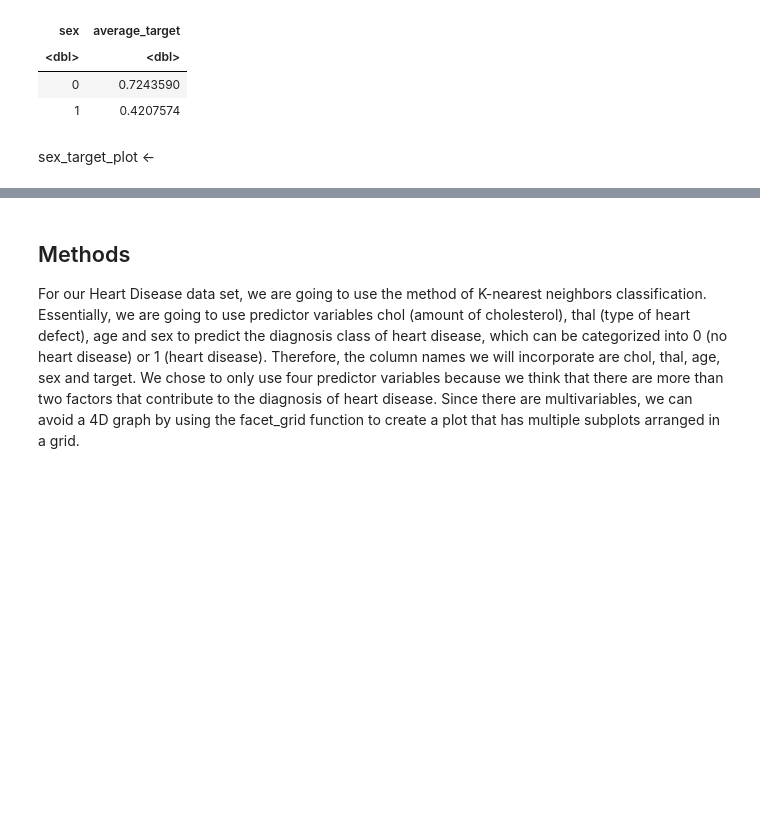
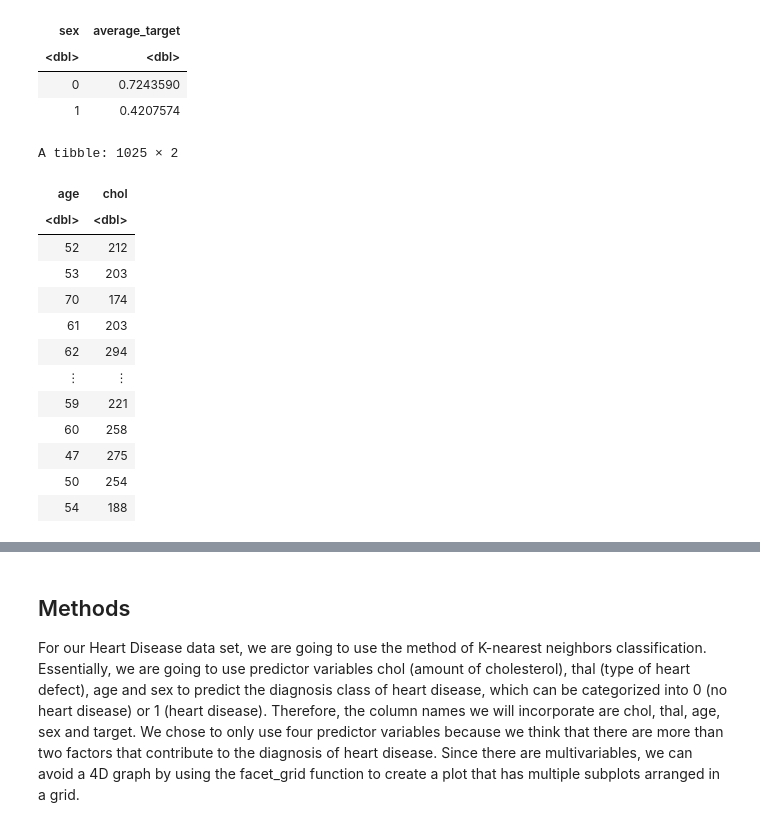
Before and after one commit to yma24ma/HeatDisease_kNNclassification, a Jupyter notebook: Group Project.ipynb, the cells around one changed output, grey strips where cells are left out. Saved outputs shown, nothing was run; the diff lists cells and outputs as text; code cells hidden in the pictures; blank space fills up the shorter version.

```diff
--- a/Group Project.ipynb
+++ b/Group Project.ipynb
@@ -137,5 +137,21 @@ A tibble: 2 × 2
 | <dbl> | <dbl> |
 | 0 | 0.7243590 |
 | 1 | 0.4207574 |
-# %% [markdown]
-sex_target_plot <-
+# %%
+hd_agechol<-select(heart_disease_selected,age,chol)
+hd_agechol
+# %% [output]
+A tibble: 1025 × 2
+| age | chol |
+| <dbl> | <dbl> |
+| 52 | 212 |
+| 53 | 203 |
+| 70 | 174 |
+| 61 | 203 |
+| 62 | 294 |
+| ⋮ | ⋮ |
+| 59 | 221 |
+| 60 | 258 |
+| 47 | 275 |
+| 50 | 254 |
+| 54 | 188 |
```
Also changed, not shown: parts of 1 cell of this notebook.
